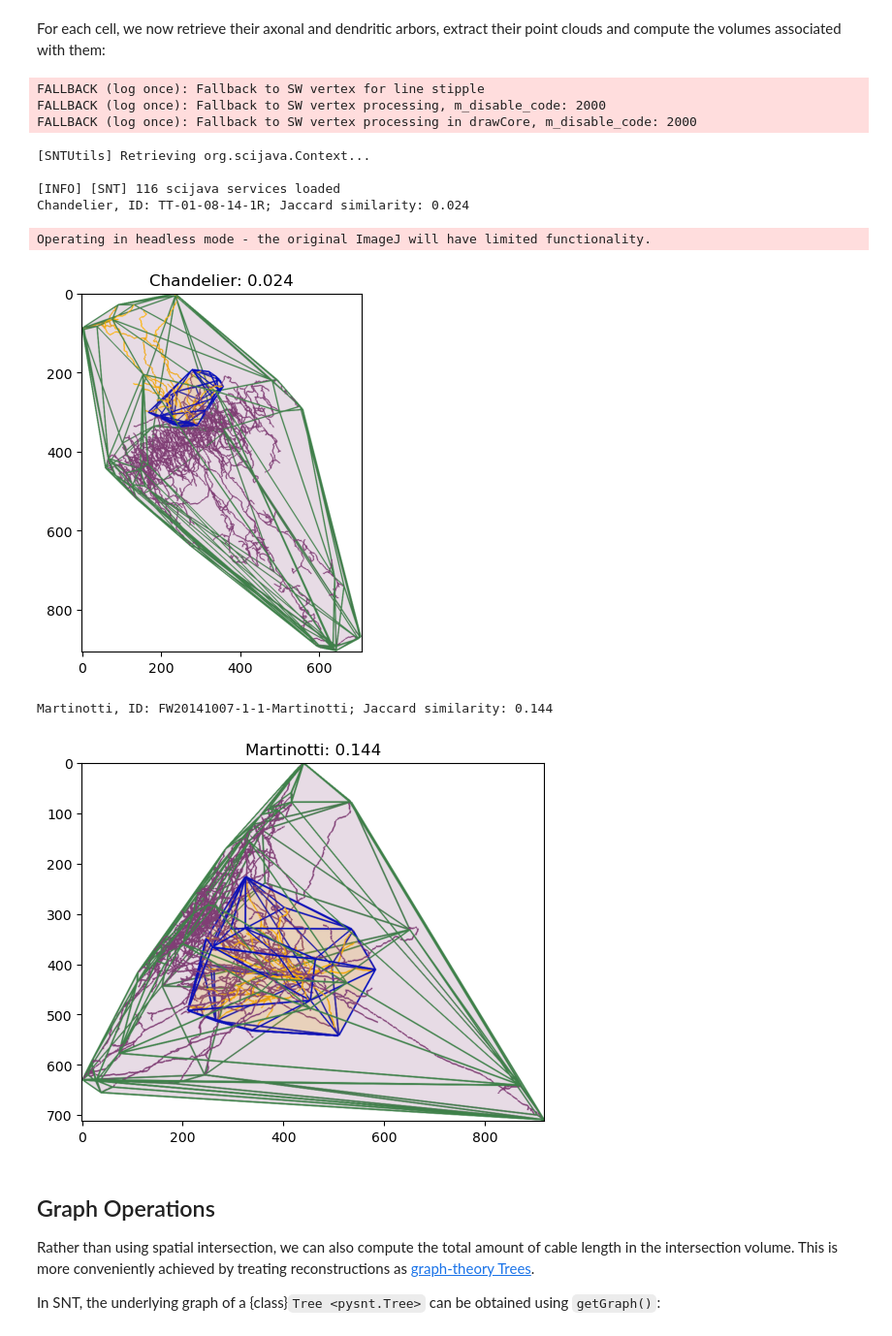
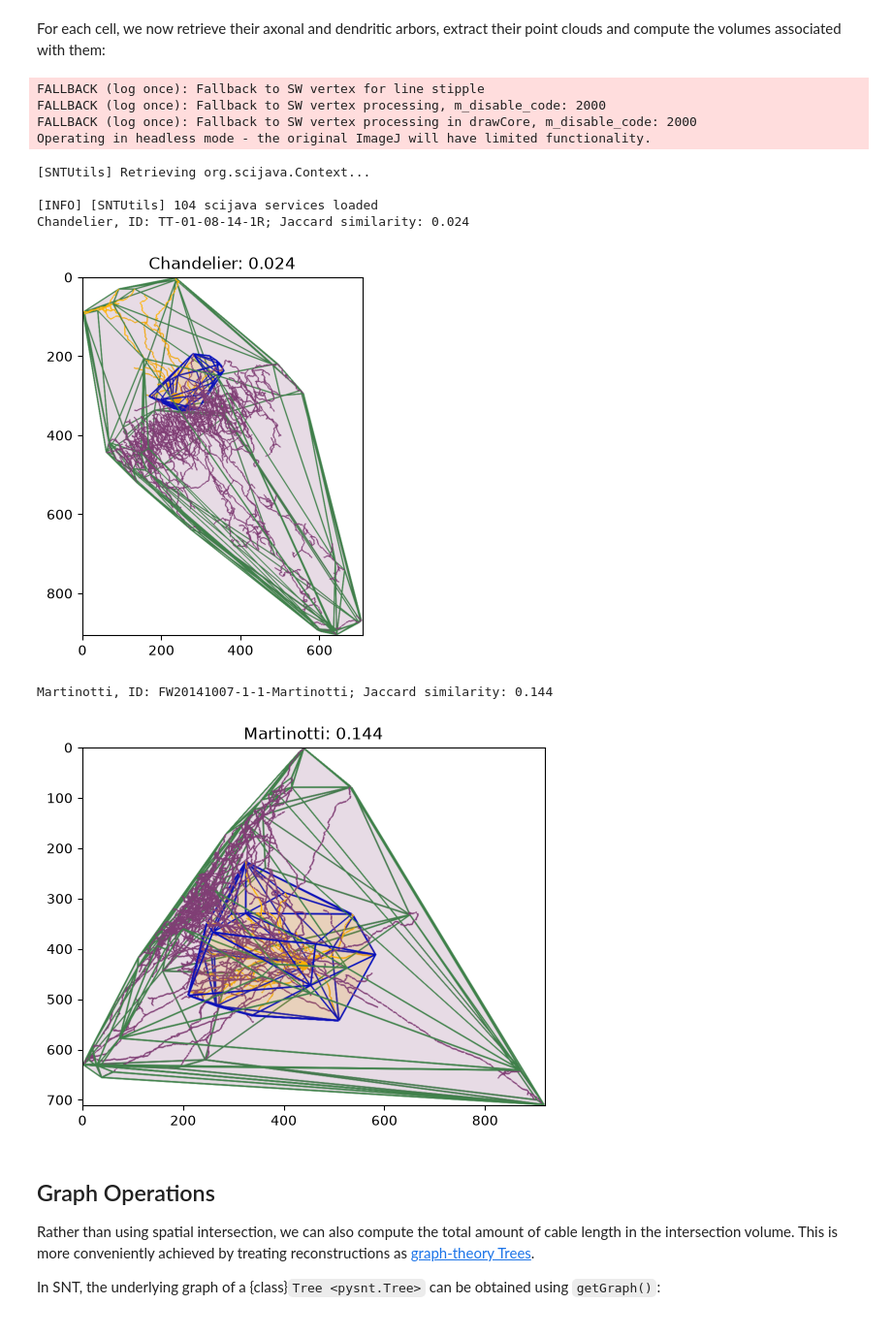
Before and after one commit to morphonets/pysnt, a Jupyter notebook: docs/notebooks/04_tree_intersection.ipynb, the cells around one changed output. Shown at 97% size. Saved outputs shown, nothing was run; the diff lists cells and outputs as text; code cells hidden in the pictures.

```diff
--- a/docs/notebooks/04_tree_intersection.ipynb
+++ b/docs/notebooks/04_tree_intersection.ipynb
@@ -218,40 +221,40 @@ cell_dict = {
 For each cell, we now retrieve their axonal and dendritic arbors, extract their point clouds and compute the volumes associated with them:
 # %%
 for cell_group, cell_ids in cell_dict.items():
-    for id in cell_ids:
+    for cell_id in cell_ids:
 
         # Retrieve dendritic and axonal arbors from NeuroMorpho.org
-        dendrite, axon = fetch_dendrite_and_axon(id)
+        dendrite, axon = fetch_dendrite_and_axon(cell_id)
 
         # Retrieve convex hulls and their spatial intersection/union
         hulls = get_intersection_and_union_hulls([dendrite, axon])
 
         # Assemble a 3D scene with the original trees and their hulls
-        viewer = display([dendrite, axon], hulls)
+        viewer = show_scene([dendrite, axon], hulls)
 
         # Compute Jaccard similarity index, and rename the viewer accordingly
-        jaccard = (hulls[0].volume/hulls[1].volume)
-        print("{}, ID: {}; Jaccard similarity: {:.3f}".format(cell_group, id, jaccard))
+        jaccard = hulls[0].volume / hulls[1].volume if hulls[0] is not None else 0.0
+        print("{}, ID: {}; Jaccard similarity: {:.3f}".format(cell_group, cell_id, jaccard))
         title = "{}: {:.3f}".format(cell_group, jaccard)
         viewer.setTitle(title)
 
         # Display viewer in interactive mode if available
         if pysnt.get_mode() in ["gui", "interactive"]:
             viewer.show()
         else:
             pysnt.display(viewer, title=title)
 # %% [output]
 FALLBACK (log once): Fallback to SW vertex for line stipple
 FALLBACK (log once): Fallback to SW vertex processing, m_disable_code: 2000
 FALLBACK (log once): Fallback to SW vertex processing in drawCore, m_disable_code: 2000
+Operating in headless mode - the original ImageJ will have limited functionality.
 [SNTUtils] Retrieving org.scijava.Context...
 
-[INFO] [SNT] 116 scijava services loaded
+[INFO] [SNTUtils] 104 scijava services loaded
 Chandelier, ID: TT-01-08-14-1R; Jaccard similarity: 0.024
+[figure, new version]
-Operating in headless mode - the original ImageJ will have limited functionality.
+Martinotti, ID: FW20141007-1-1-Martinotti; Jaccard similarity: 0.144
-[figure, old version]
-Martinotti, ID: FW20141007-1-1-Martinotti; Jaccard similarity: 0.144
-[figure, old version]
+[figure, new version]
 # %% [markdown]
 ## Graph Operations
 
```
Also changed, not shown: parts of 11 cells of this notebook.
